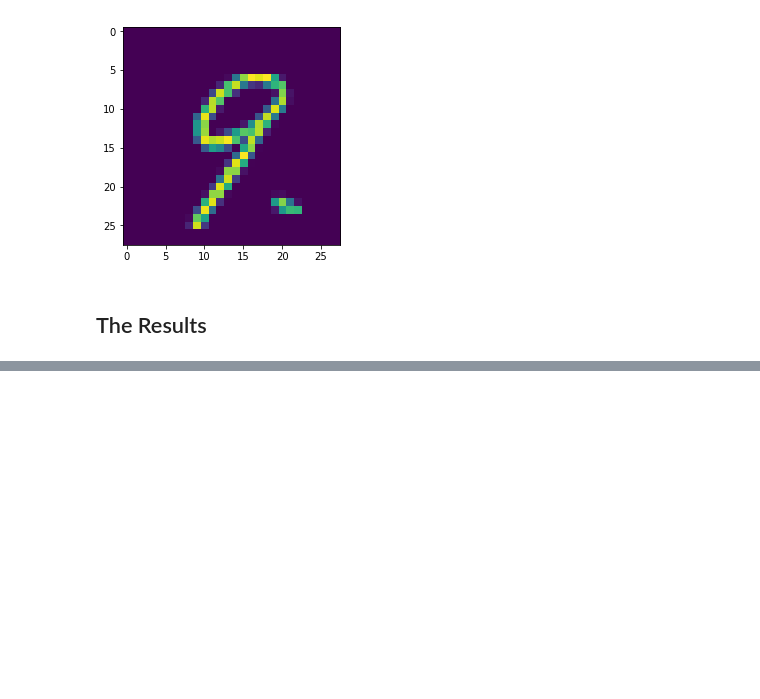
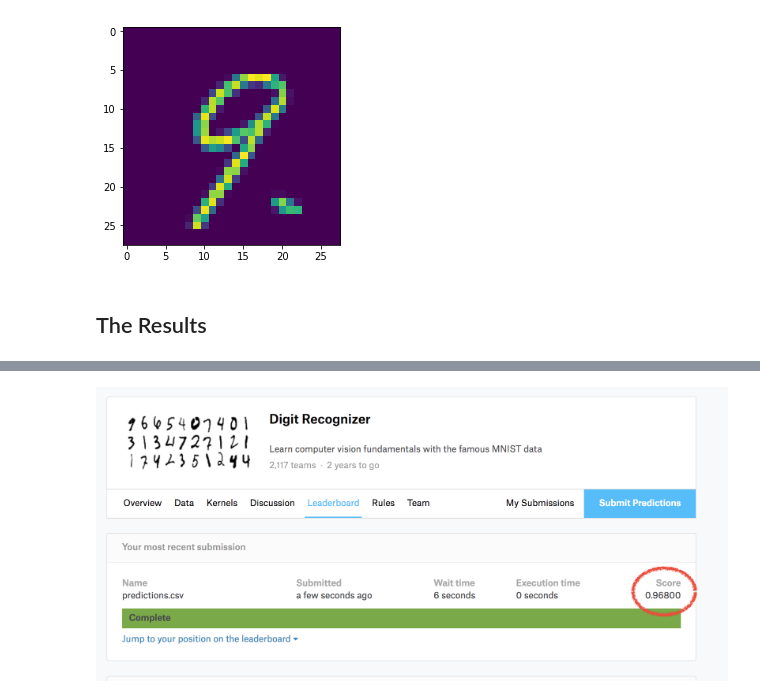
Before and after one commit to samers101/Samer-Shenouda, a Jupyter notebook: projects/final-project/04-notebook-rough-draft/Final Project Kaggle MNIST Digit Recognition.ipynb, the cells around one changed output, grey strips where cells are left out. Drawn from its saved outputs; the diff is of its cells as text; code cells hidden in the pictures; blank space fills up the shorter version.

```diff
--- a/projects/final-project/04-notebook-rough-draft/Final Project Kaggle MNIST Digit Recognition.ipynb
+++ b/projects/final-project/04-notebook-rough-draft/Final Project Kaggle MNIST Digit Recognition.ipynb
@@ -58,2 +58,7 @@ Image('img/Screenshot_Submission_Score.png')
 # %% [markdown]
 <img src='../Screenshot_Submission_Score.png' height= 75% width= 75%>
+# %%
+from IPython.display import Image
+Image(filename='Screenshot_Submission_Score.png')
+# %% [output]
+[figure, added]
```
Also changed, not shown: parts of 2 cells of this notebook.
